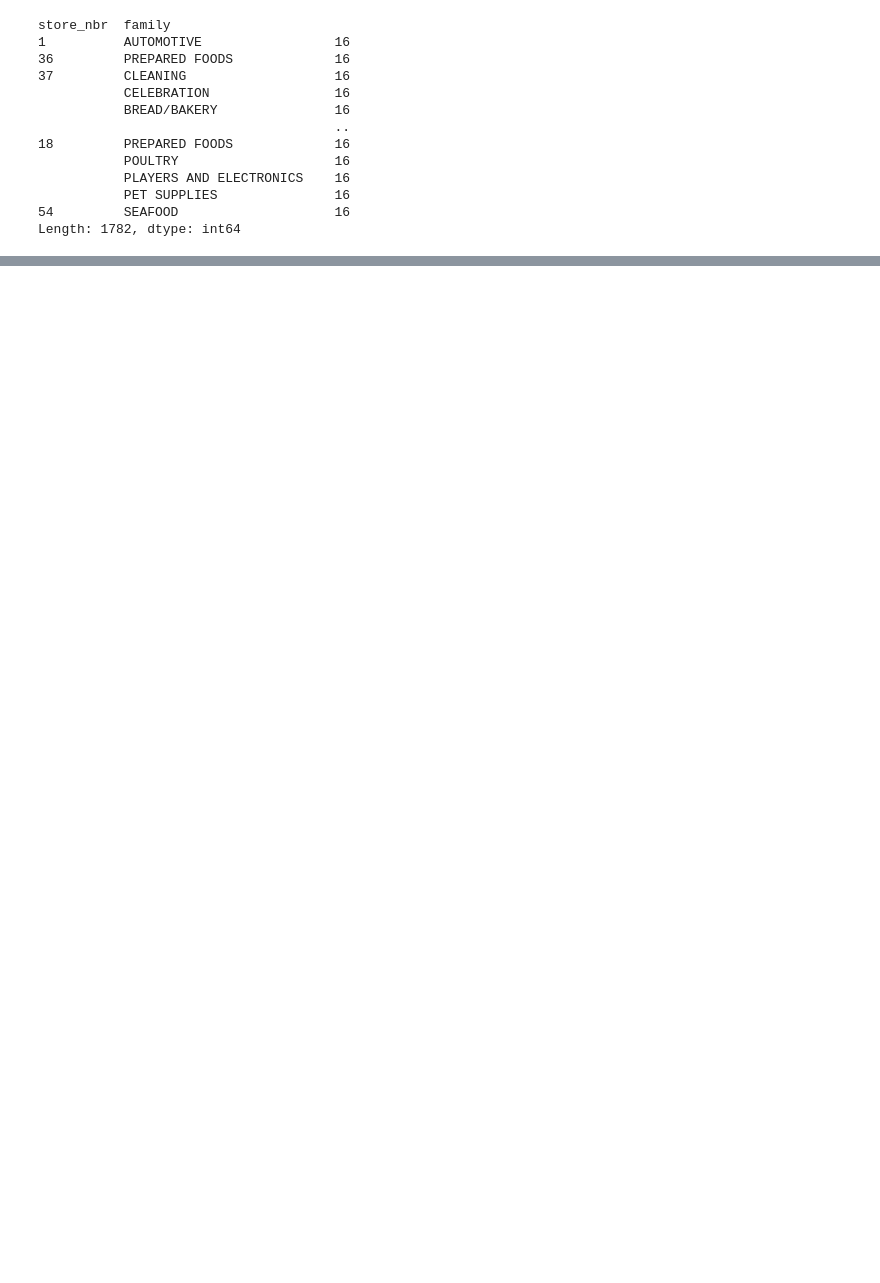
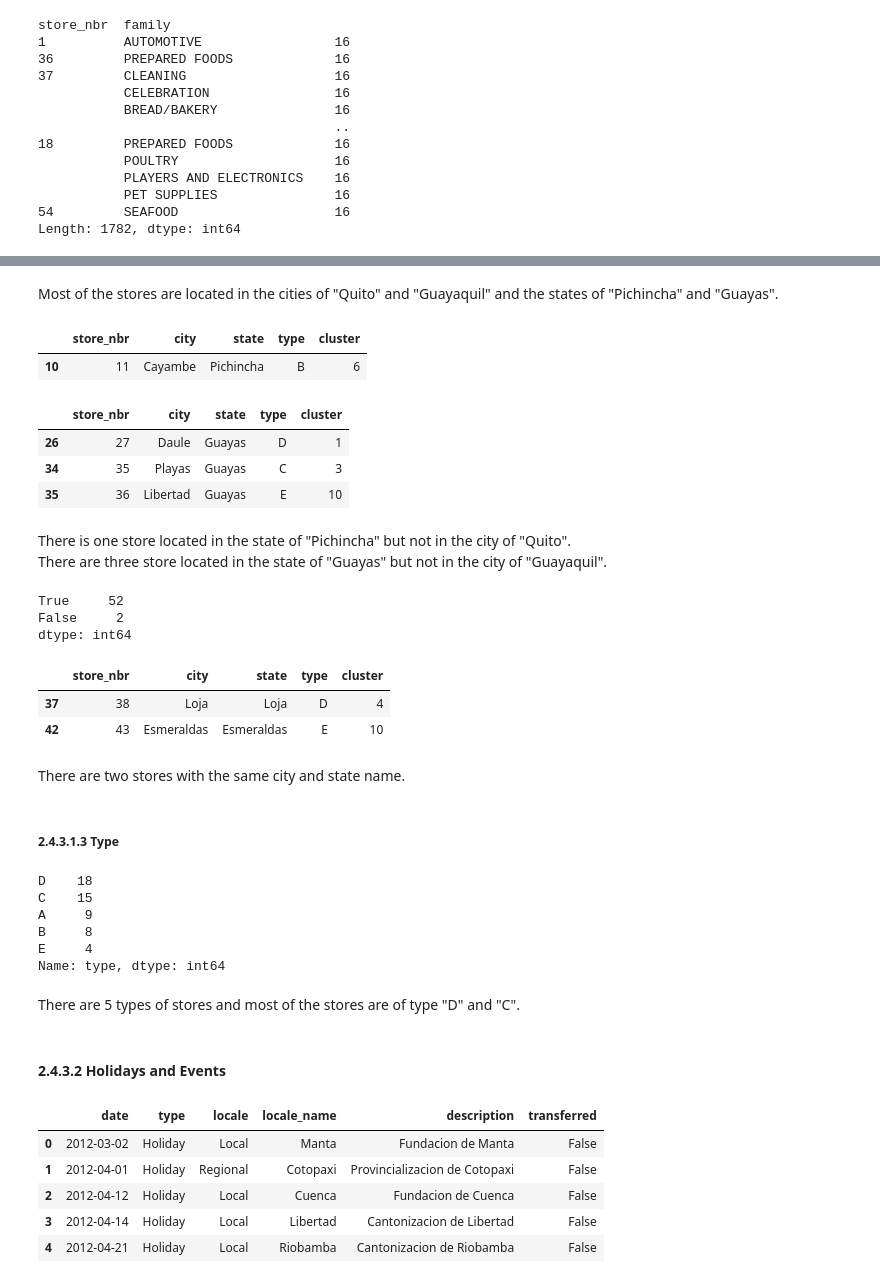
Before and after one commit to zxie9/Capstone-Project-Two, a Jupyter notebook: Notebooks/2. Data Wrangling.ipynb, the cells around one changed output, grey strips where cells are left out. Cells and saved outputs as stored; diff of their text form; code cells hidden in the pictures; blank space fills up the shorter version.

```diff
--- a/Notebooks/2. Data Wrangling.ipynb
+++ b/Notebooks/2. Data Wrangling.ipynb
@@ -285,0 +277,57 @@ Writing file.  "../data/data.csv"
+# %% [markdown]
+Most of the stores are located in the cities of "Quito" and "Guayaquil" and the states of "Pichincha" and "Guayas".
+# %%
+st_pi=stores[stores['state'] == 'Pichincha']
+st_pi[st_pi['city'] != 'Quito']
+# %% [output]
+|  | store_nbr | city | state | type | cluster |
+| 10 | 11 | Cayambe | Pichincha | B | 6 |
+# %%
+st_gu=stores[stores['state'] == 'Guayas']
+st_gu[st_gu['city'] != 'Guayaquil']
+# %% [output]
+|  | store_nbr | city | state | type | cluster |
+| 26 | 27 | Daule | Guayas | D | 1 |
+| 34 | 35 | Playas | Guayas | C | 3 |
+| 35 | 36 | Libertad | Guayas | E | 10 |
+# %% [markdown]
+There is one store located in the state of "Pichincha" but not in the city of "Quito".\
+There are three store located in the state of "Guayas" but not in the city of "Guayaquil".
+# %%
+(stores['city'] != stores['state']).value_counts()
+# %% [output]
+True     52
+False     2
+dtype: int64
+# %%
+stores[stores['city'] == stores['state']]
+# %% [output]
+|  | store_nbr | city | state | type | cluster |
+| 37 | 38 | Loja | Loja | D | 4 |
+| 42 | 43 | Esmeraldas | Esmeraldas | E | 10 |
+# %% [markdown]
+There are two stores with the same city and state name.
+# %% [markdown]
+##### 2.4.3.1.3 Type<a id='2.4.3.1.3'></a>
+# %%
+stores['type'].value_counts()
+# %% [output]
+D    18
+C    15
+A     9
+B     8
+E     4
+Name: type, dtype: int64
+# %% [markdown]
+There are 5 types of stores and most of the stores are of type "D" and "C".
+# %% [markdown]
+#### 2.4.3.2 Holidays and Events<a id='2.4.3.2'></a>
+# %%
+holidays_events.head()
+# %% [output]
+|  | date | type | locale | locale_name | description | transferred |
+| 0 | 2012-03-02 | Holiday | Local | Manta | Fundacion de Manta | False |
+| 1 | 2012-04-01 | Holiday | Regional | Cotopaxi | Provincializacion de Cotopaxi | False |
+| 2 | 2012-04-12 | Holiday | Local | Cuenca | Fundacion de Cuenca | False |
+| 3 | 2012-04-14 | Holiday | Local | Libertad | Cantonizacion de Libertad | False |
+| 4 | 2012-04-21 | Holiday | Local | Riobamba | Cantonizacion de Riobamba | False |
```
Also changed, not shown: parts of 87 cells of this notebook.
